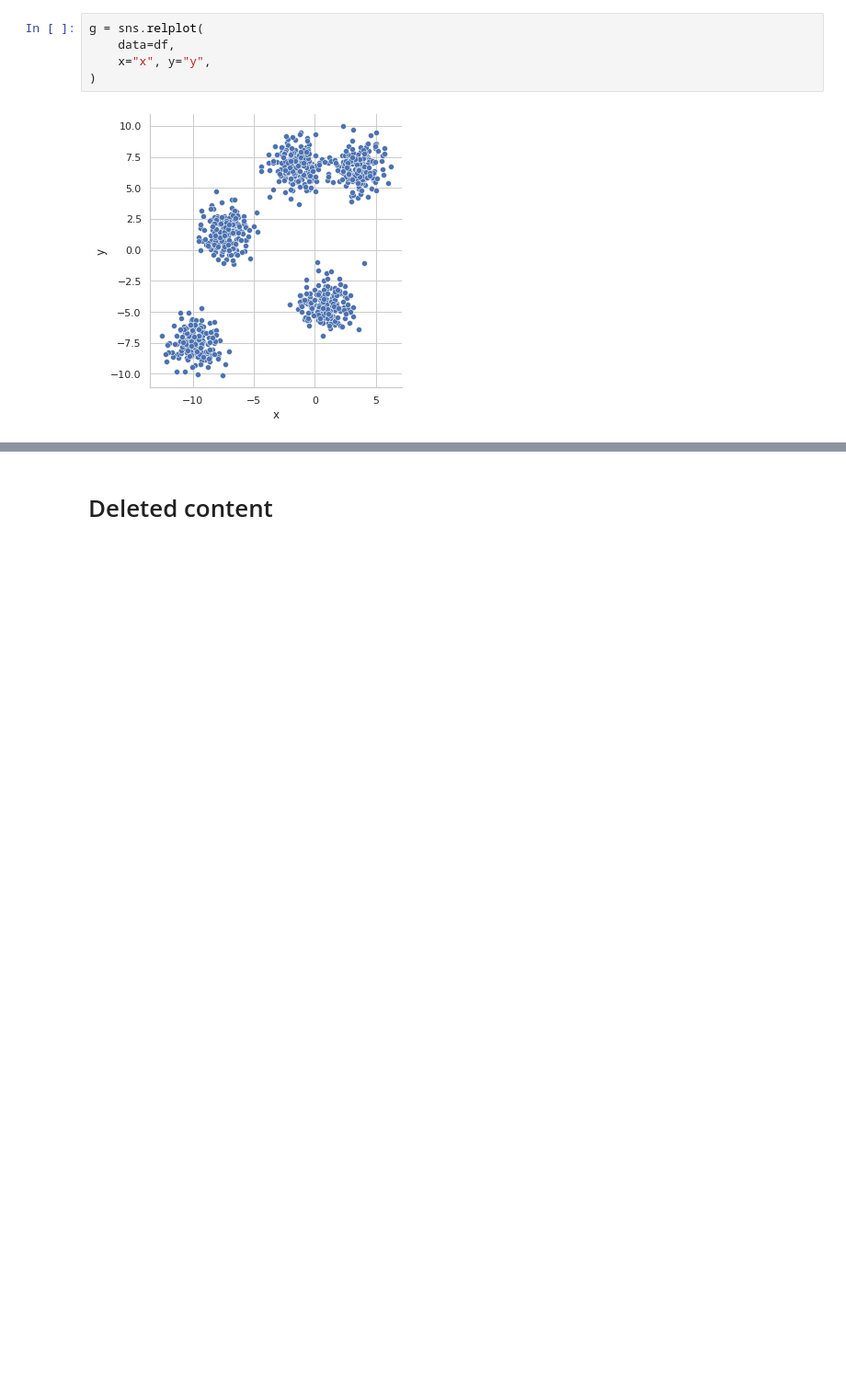
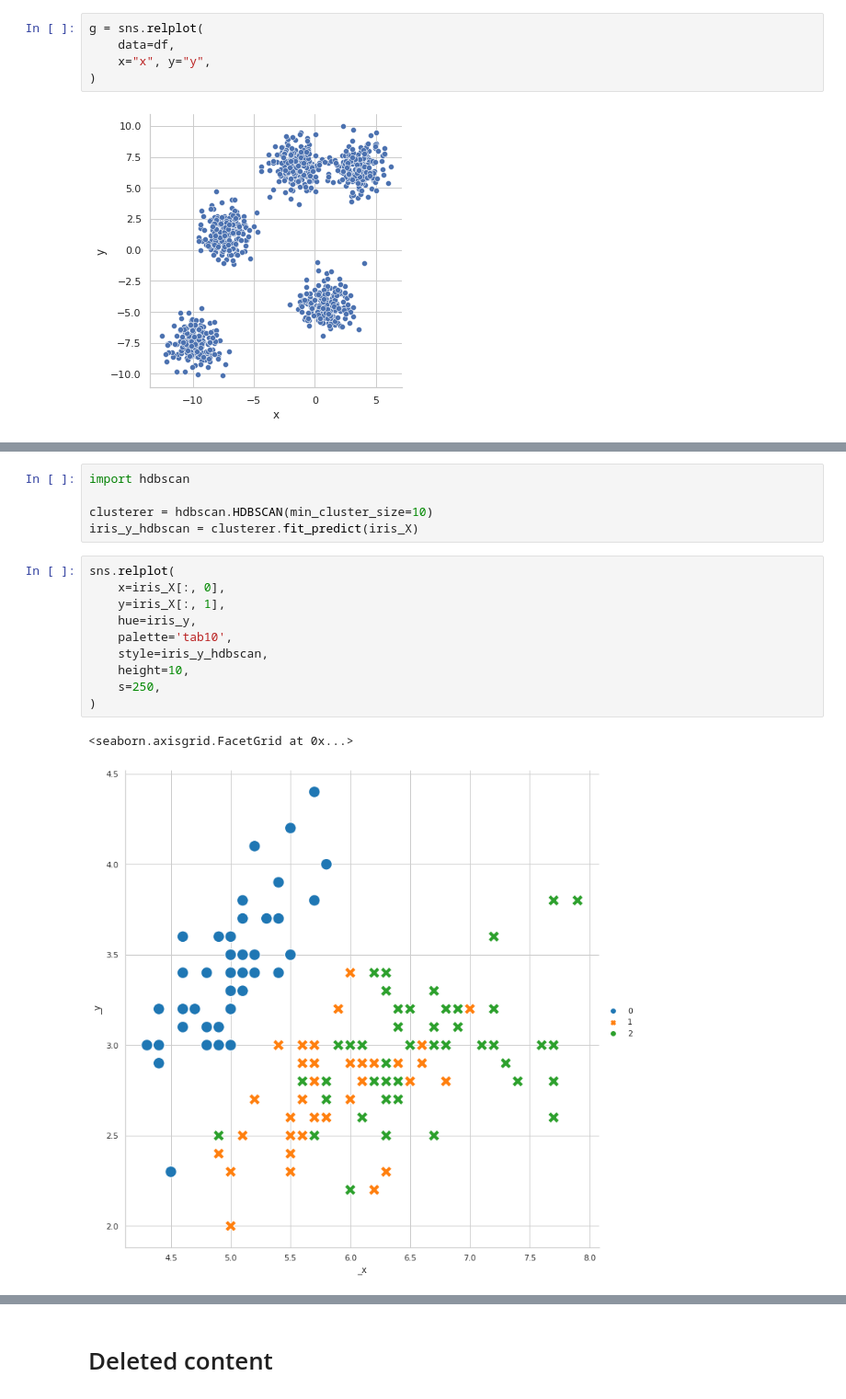
Before and after one commit to NightMachinary/soal_playground, a Jupyter notebook: Optimizer_Workshop.ipynb, the cells around one changed output, grey strips where cells are left out. Shown at 92% size. Drawn from its saved outputs; the diff is of its cells as text; blank space fills up the shorter version.

```diff
--- a/Optimizer_Workshop.ipynb
+++ b/Optimizer_Workshop.ipynb
@@ -313,0 +981,18 @@ g = sns.relplot(
+# %%
+import hdbscan
+
+clusterer = hdbscan.HDBSCAN(min_cluster_size=10)
+iris_y_hdbscan = clusterer.fit_predict(iris_X)
+# %%
+sns.relplot(
+    x=iris_X[:, 0],
+    y=iris_X[:, 1],
+    hue=iris_y,
+    palette='tab10',
+    style=iris_y_hdbscan,
+    height=10,
+    s=250,
+)
+# %% [output]
+<seaborn.axisgrid.FacetGrid at 0x...>
+[figure, added]
```
Also changed, not shown: parts of 177 cells of this notebook.
